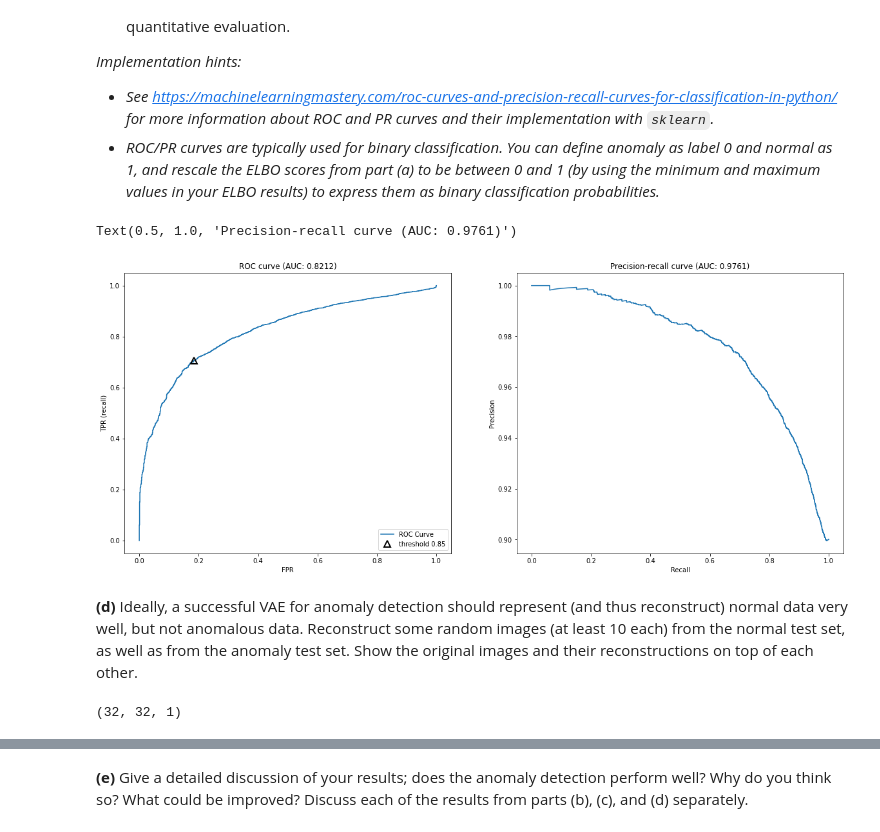
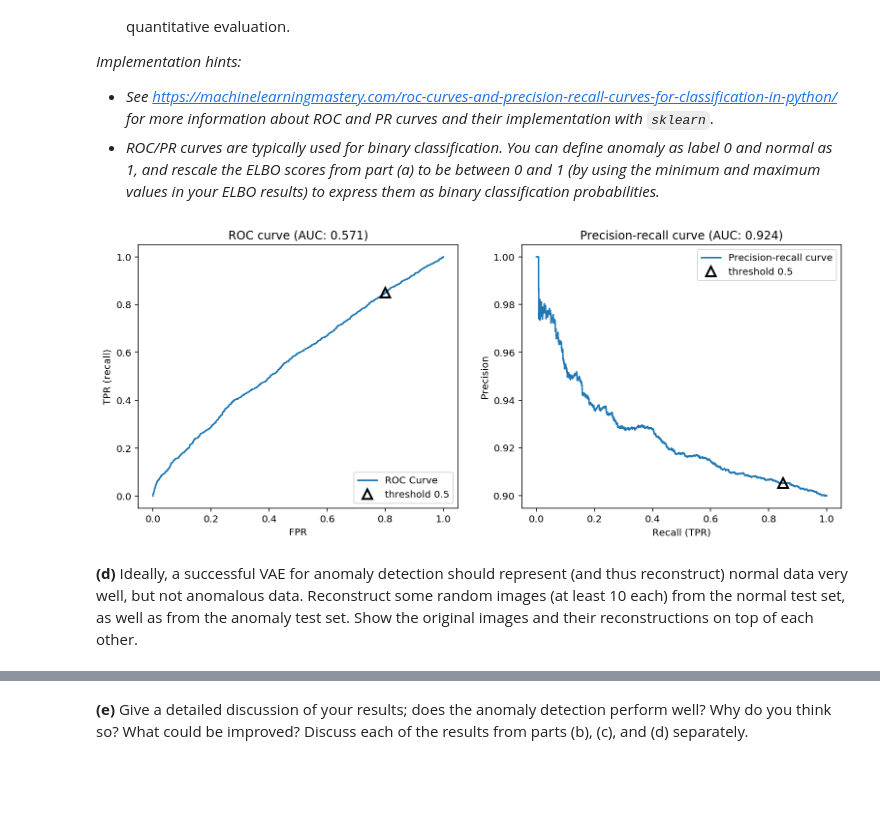
Before and after one commit to Joriswillems/deeplearning, a Jupyter notebook: assignment4/Assignment_4_82.ipynb, the cells around one changed output, grey strips where cells are left out. Cells and saved outputs as stored; diff of their text form; code cells hidden in the pictures; blank space fills up the shorter version.

```diff
--- a/assignment4/Assignment_4_82.ipynb
+++ b/assignment4/Assignment_4_82.ipynb
@@ -75,7 +76,7 @@ x_test_anomaly: (1000, 32, 32, 1)
 * The anomaly test set
 # %%
 #### INSERT CODE HERE ####
-nrows = 2; ncols = 5; s=7
+nrows = 2; ncols = 5; s=3
 
 print("The new training set (without the anomaly class)")
 # initiate subplots
@@ -234,10 +234,10 @@ es = EarlyStopping(
 batch_size = 100
 epochs = 50
 
-vae.fit(x_train,
-        epochs=epochs,
-        batch_size=batch_size,
-        callbacks=es)
+history = vae.fit(x_train,
+                epochs=epochs,
+                batch_size=batch_size,
+                callbacks=es)
 # %% [output]
 Epoch 1/50
 540/540 [==============================] - 17s 32ms/step - loss: 622.6053
@@ -306,17 +319,18 @@ for i, row in enumerate(axes):
 *Implementation hint: Unfortunately, Keras's `.evaluate()` does not allow to access the loss values of individual samples, it only returns the average loss over the entire input. A simple (but slow) workaround is to just use for loops over the entire input and use `.evaluate()` for each data point individually (set `verbose=0` to avoid a long output).*
 # %%
 #### INSERT CODE HERE ####
-ELBO_scores = []
 
-for sample in x_test:
-    ELBO_scores.append(-1 * vae.evaluate(sample.reshape(1,width,height,depth), verbose=0))
+# obtain ELBO scores for each sample
+ELBO_scores = np.array([-1 * vae.evaluate(sample.reshape(1,width,height,depth), verbose=0)[0] for sample in x_test])
 
+# mask for anomaly/normal sample
 y_true = y_test != 1
-ELBO_scores = np.array(ELBO_scores)
 
+# split anomalies/normal samples
 ELBO_normal = ELBO_scores[y_true]
 ELBO_anomaly = ELBO_scores[~y_true]
 
+#save data
 np.save("./ELBO_normal", ELBO_normal)
 np.save("./ELBO_anomaly", ELBO_anomaly)
 # %% [markdown]
@@ -349,45 +367,51 @@ plt.legend()
 * *ROC/PR curves are typically used for binary classification. You can define anomaly as label 0 and normal as 1, and rescale the ELBO scores from part (a) to be between 0 and 1 (by using the minimum and maximum values in your ELBO results) to express them as binary classification probabilities.*
 # %%
 #### INSERT CODE HERE ####
+
+THRESHOLD = .5
+
 minmaxscale = lambda x: (x - x.min()) / (x.max() - x.min())
-# ELBO_normal_norm = minmaxscale(-1 * np.array(ELBO_normal))
-# ELBO_anomaly_norm = minmaxscale(-1 * np.array(ELBO_anomaly))
-probs = minmaxscale(ELBO_scores)
 
-plt.subplots(1, 2, figsize=(20,8))
+# compute scores
+y_score = minmaxscale(ELBO_scores)
+
+plt.subplots(1, 2, figsize=(13,5))
+
+
+
+########## ROC curve
 plt.subplot(121)
-fpr, tpr, thresholds = roc_curve(y_true, probs)
+fpr, tpr, thresholds = roc_curve(y_true, y_score)
 
 plt.plot(fpr, tpr, label="ROC Curve")
-
 plt.xlabel("FPR")
 plt.ylabel("TPR (recall)")
-THRESHOLD = .85
+
 close_default = np.argmin(np.abs(thresholds - THRESHOLD))
 plt.plot(fpr[close_default], tpr[close_default], '^', markersize=10,
-            label="threshold {}".format(THRESHOLD), fillstyle="none", c='k', mew=2)
+         label="threshold {}".format(THRESHOLD), fillstyle="none", c='k', mew=2)
+roc_auc = auc(fpr, tpr)
+plt.title("ROC curve (AUC: {:.3f})".format(roc_auc))
+plt.legend(loc=4)
 
-roc_auc = auc(fpr, tpr)
 
-plt.legend(loc=4)
-plt.title("ROC curve (AUC: {:.4f})".format(roc_auc))
-##########
 
+########## Precision-recall curve
 plt.subplot(122)
+prec, recall, thr = precision_recall_curve(y_true, y_score)
+plt.plot(recall, prec, label='Precision-recall curve')
+plt.xlabel("Recall (TPR)")
+plt.ylabel("Precision")
 
-prec, recall, thr = precision_recall_curve(y_true, probs)
-plt.xlabel("Recall")
-plt.ylabel("Precision")
+close_default = np.argmin(np.abs(thr - THRESHOLD))
+plt.plot(recall[close_default], prec[close_default], '^', markersize=10,
+         label="threshold {}".format(THRESHOLD), fillstyle="none", c='k', mew=2)
+
 pr_auc = auc(recall, prec)
-
-plt.plot(prec, prec)
-plt.title("Precision-recall curve (AUC: {:.4f})".format(pr_auc))
+plt.title("Precision-recall curve (AUC: {:.3f})".format(pr_auc))
+plt.legend()
+plt.show()
 # %% [output]
-Text(0.5, 1.0, 'Precision-recall curve (AUC: 0.9761)')
-[figure, old version]
+[figure, new version]
 # %% [markdown]
 **(d)** Ideally, a successful VAE for anomaly detection should represent (and thus reconstruct) normal data very well, but not anomalous data. Reconstruct some random images (at least 10 each) from the normal test set, as well as from the anomaly test set. Show the original images and their reconstructions on top of each other.
-# %%
-x_test_normal[0].shape
-# %% [output]
-(32, 32, 1)
```
Also changed, not shown: parts of 7 cells of this notebook.
